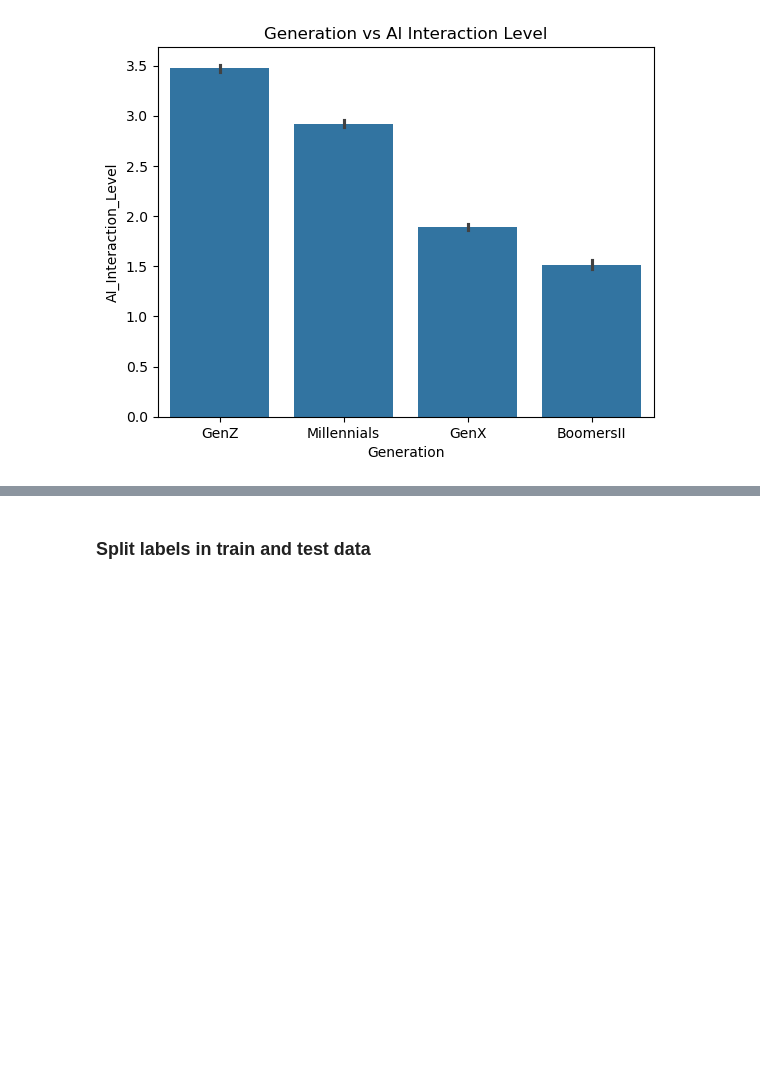
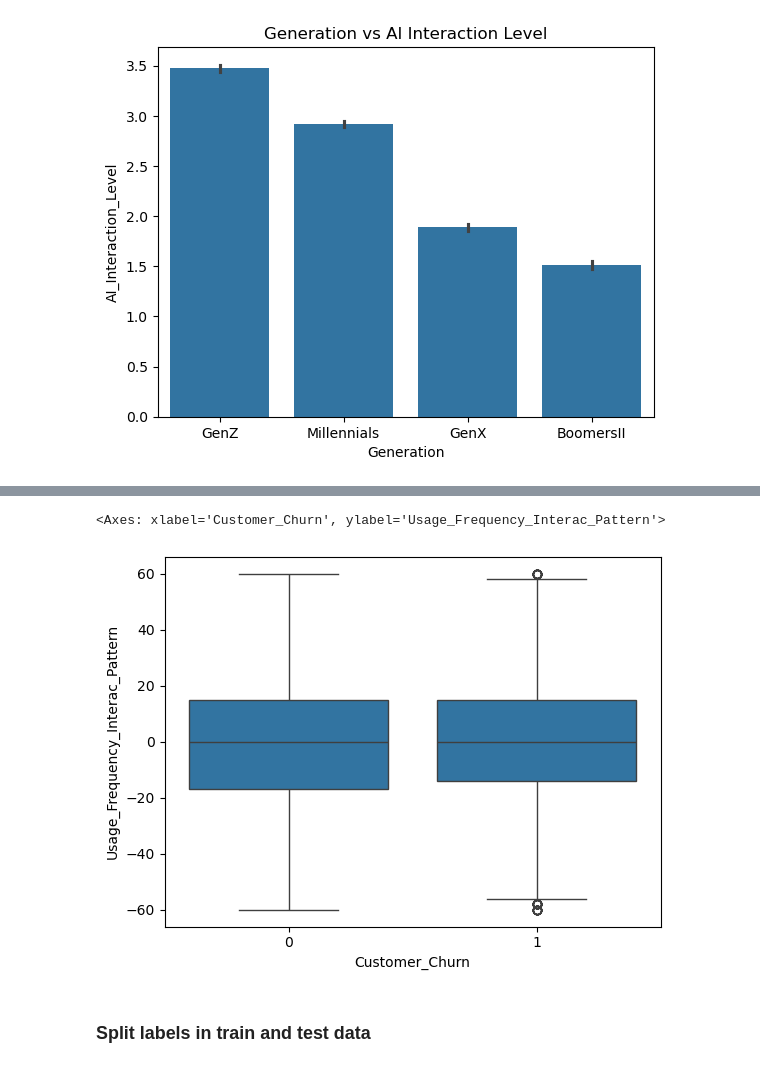
Before and after one commit to alim0118/customer-churn-predictor, a Jupyter notebook: Churn_Predictor.ipynb, the cells around one changed output, grey strips where cells are left out. Saved outputs shown, nothing was run; the diff lists cells and outputs as text; code cells hidden in the pictures; blank space fills up the shorter version.

```diff
--- a/Churn_Predictor.ipynb
+++ b/Churn_Predictor.ipynb
@@ -276,8 +276,8 @@ train['Generation'] = train['Generation'].map(generation_mapping)
 test['Generation'] = test['Generation'].map(generation_mapping)
 
 # drop Age for now?
-train = train.drop(['Age'], axis=1)
-test = test.drop(['Age'], axis=1)
+# train = train.drop(['Age'], axis=1)
+# test = test.drop(['Age'], axis=1)
 # %%
 train.head()
 # %% [output]
@@ -287,6 +287,15 @@ train.head()
 | 2 | 3 | 2 | 3 | 3 | 3 | ... |
 | 3 | 4 | 2 | 3 | 3 | 2 | ... |
 | 4 | 5 | 4 | 6 | 6 | 1 | ... |
+# %%
+## add interaction term
+train['Usage_Frequency_Interac_Pattern'] = train['Overall_Usage_Frequency']*train['Change_in_Usage_Patterns']
+test['Usage_Frequency_Interac_Pattern'] = test['Overall_Usage_Frequency']*train['Change_in_Usage_Patterns']
+# %%
+sns.boxplot(x='Customer_Churn', y='Usage_Frequency_Interac_Pattern', data=train)
+# %% [output]
+<Axes: xlabel='Customer_Churn', ylabel='Usage_Frequency_Interac_Pattern'>
+[figure, added]
 # %% [markdown]
 ### Split labels in train and test data
 # %%
```
Also changed, not shown: parts of 6 cells of this notebook.
